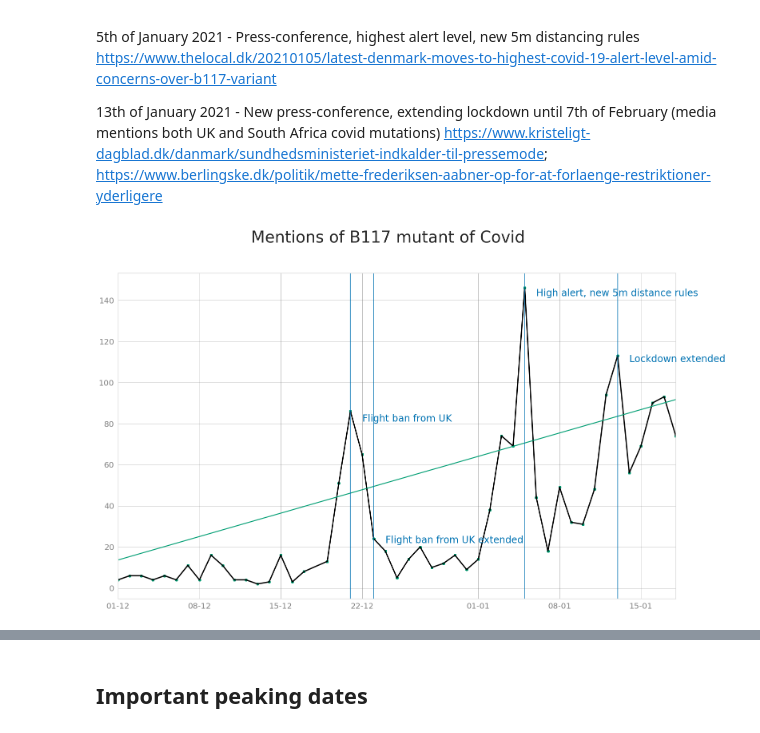
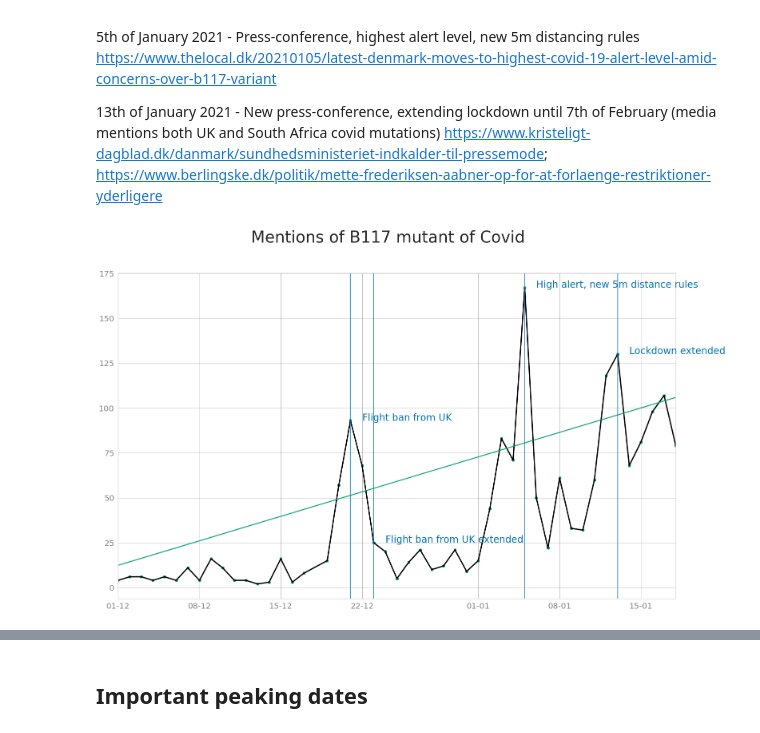
Before and after one commit to centre-for-humanities-computing/hope-covid-mutations, a Jupyter notebook: explore_and_visualize.ipynb, the cells around one changed output, grey strips where cells are left out. Drawn from its saved outputs; the diff is of its cells as text; code cells hidden in the pictures.

```diff
--- a/explore_and_visualize.ipynb
+++ b/explore_and_visualize.ipynb
@@ -4,7 +4,7 @@
 import pandas as pd
 from icecream import ic
 # %%
-df = pd.read_csv("b117_data_SA.csv")[1:].rename(columns={"0":"created_at", "1":"id", "2":"text", "3":"mettef", "4":"b117", "5":"wider"})
+df = pd.read_csv("b117_data_SA.csv").rename(columns={"b117": "wider", "mettef":"b117"})
 df = df.sort_values(by='created_at').reset_index(drop=True)
 ic(len(df))
 df.head()
@@ -51,11 +51,11 @@ def remove_mentions(row):
     return clean_tweet
 # %%
 df["mentioneless_text"] = df.apply(lambda row: remove_mentions(row), axis = 1)
-df["text30"] = df["mentioneless_text"].str[0:30]
-df["text40"] = df["mentioneless_text"].str[0:40]
+#df["text30"] = df["mentioneless_text"].str[0:30]
+#df["text40"] = df["mentioneless_text"].str[0:40]
 df["text50"] = df["mentioneless_text"].str[0:50]
 # %%
-df["dupe30"] = df["text30"].duplicated(keep = "first")
-df["dupe40"] = df["text40"].duplicated(keep = "first")
+#df["dupe30"] = df["text30"].duplicated(keep = "first")
+#df["dupe40"] = df["text40"].duplicated(keep = "first")
 df["dupe50"] = df["text50"].duplicated(keep = "first")
 # %%
@@ -190,10 +224,9 @@ def get_tweet_frequencies(df):
     tweet_freq = pd.DataFrame({'nr_of_tweets' : df.groupby(['date']).size()}).reset_index()
 
     # Add the whole_frew to id_hashtag
-    freq_hashtags = pd.merge(df, tweet_freq, how='left', on=['date'])#, 'id', 'created_at'])
+    freq_tweets = pd.merge(df, tweet_freq, how='left', on=['date'])#, 'id', 'created_at'])
 
-    df0 = freq_hashtags
-    return df0
+    return freq_tweets
 # %%
 # Create a column which is just date
 clean_df["date"] = pd.to_datetime(clean_df["created_at"], utc=True).dt.strftime('%Y-%m-%d')
@@ -270,48 +307,47 @@ ax1.yaxis.get_label().set_fontsize(40)
 
 ax1.grid(color='grey', linestyle='-', linewidth=0.5, which= "both")
 
-
 plt.axvline(dt.datetime(2020, 12, 21), color=palette[5])
 plt.text(x = dt.datetime(2020, 12, 22), # x-coordinate position of data label, adjusted to be 3 right of the data point
- y = 81, # y-coordinate position of data label, to take max height
+ y = freq_df[freq_df["date"] == "2020-12-21"]["nr_of_tweets"].reset_index(drop=True)[0], # y-coordinate position of data label, to take max height
  s = 'Flight ban from UK', # data label
  color = palette[5])
 
 plt.axvline(dt.datetime(2020, 12, 23), color=palette[5])
 plt.text(x = dt.datetime(2020, 12, 24), # x-coordinate position of data label, adjusted to be 3 right of the data point
- y = 22, # y-coordinate position of data label, to take max height
+ y = freq_df[freq_df["date"] == "2020-12-23"]["nr_of_tweets"].reset_index(drop=True)[0], # y-coordinate position of data label, to take max height
  s = 'Flight ban from UK extended', # data label
  color = palette[5])
 
 plt.axvline(dt.datetime(2021, 1, 5), color=palette[5])
 plt.text(x = dt.datetime(2021, 1, 6), # x-coordinate position of data label, adjusted to be 3 right of the data point
- y = 142, # y-coordinate position of data label, to take max height
+ y = freq_df[freq_df["date"] == "2021-01-05"]["nr_of_tweets"].reset_index(drop=True)[0], # y-coordinate position of data label, to take max height
  s = 'High alert, new 5m distance rules', # data label
  color = palette[5])
 
 plt.axvline(dt.datetime(2021, 1, 13), color=palette[5])
 plt.text(x = dt.datetime(2021, 1, 14), # x-coordinate position of data label, adjusted to be 3 right of the data point
- y = 110, # y-coordinate position of data label, to take max height
+ y = freq_df[freq_df["date"] == "2021-01-13"]["nr_of_tweets"].reset_index(drop=True)[0], # y-coordinate position of data label, to take max height
  s = 'Lockdown extended', # data label
  color = palette[5])
 
 # Define the date format
 ax1.xaxis_date()
 date_form = mdates.DateFormatter("%d-%m")
 ax1.xaxis.set_major_formatter(date_form)
 
 
 fig.suptitle("Mentions of B117 mutant of Covid", size = "40")
 #ax1.set_title('Level 1', fontsize=30)
 
 #ax1.legend_.remove()
 
 plot_name = "fig/all_mutations_mentions.png"
 fig.savefig(plot_name)
 
 fig.show()
 # %% [output]
-[figure, old version]
+[figure, new version]
 # %%
 freq_df["nr_of_tweets"].describe()
 # %% [output]
```
Also changed, not shown: parts of 50 cells of this notebook, 1 other file.
